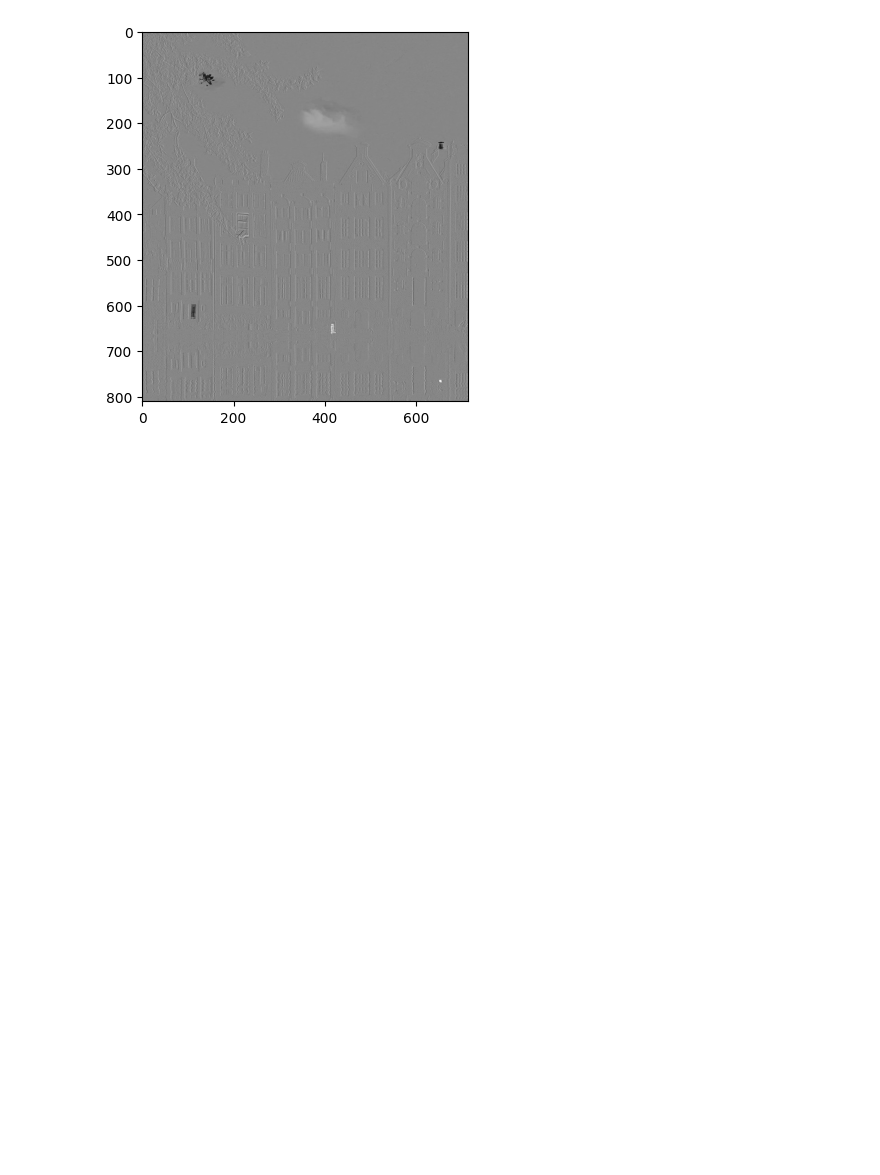
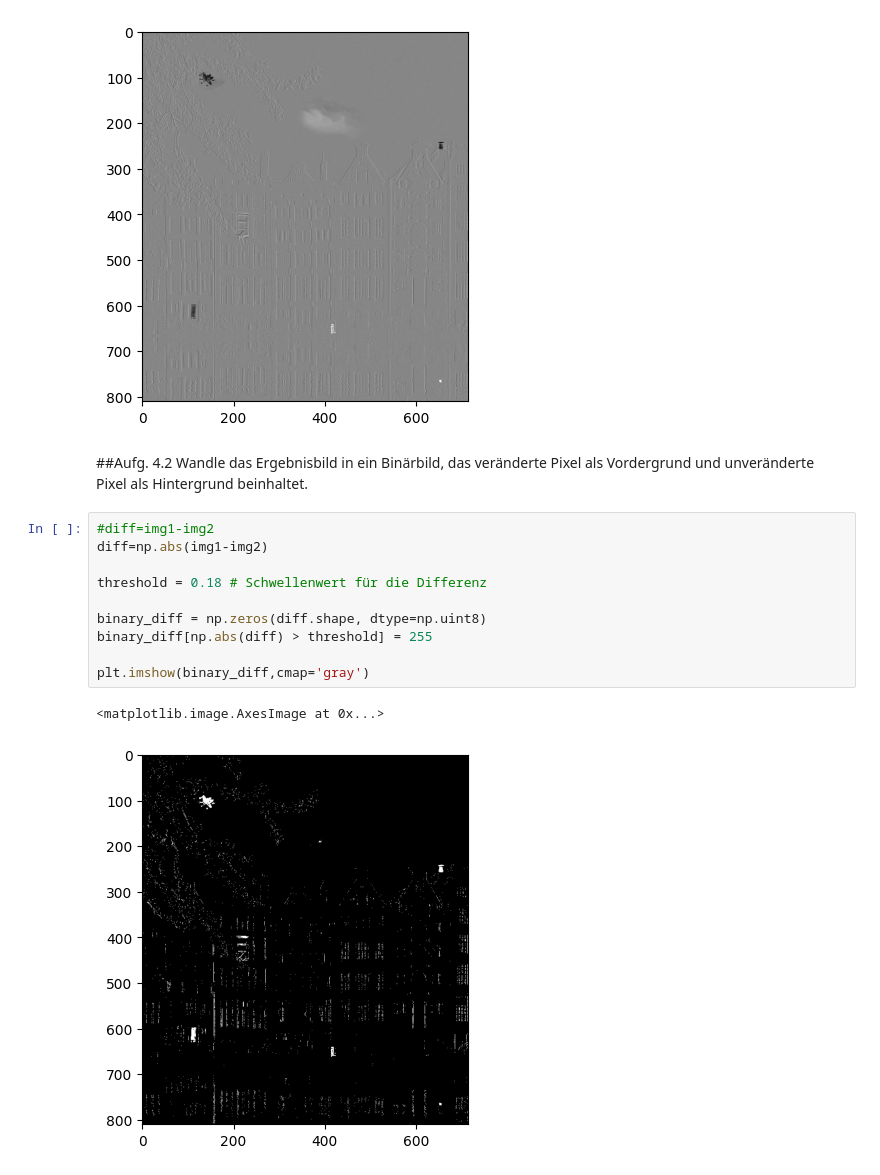
Before and after one commit to Mynna/bv23-wk03, a Jupyter notebook: Blatt03_Aufg04.ipynb, the cells around one changed output. Cells and saved outputs as stored; diff of their text form; blank space fills up the shorter version.

Commit message:
finished Aufg04

```diff
--- a/Blatt03_Aufg04.ipynb
+++ b/Blatt03_Aufg04.ipynb
@@ -26,3 +26,19 @@ plt.imshow((img1-img2),cmap="gray")
 # %% [output]
 <matplotlib.image.AxesImage at 0x...>
 [figure]
+# %% [markdown]
+##Aufg. 4.2
+Wandle das Ergebnisbild in ein Binärbild, das veränderte Pixel als Vordergrund und unveränderte Pixel als Hintergrund beinhaltet.
+# %%
+#diff=img1-img2
+diff=np.abs(img1-img2)
+
+threshold = 0.18 # Schwellenwert für die Differenz
+
+binary_diff = np.zeros(diff.shape, dtype=np.uint8)
+binary_diff[np.abs(diff) > threshold] = 255
+
+plt.imshow(binary_diff,cmap='gray')
+# %% [output]
+<matplotlib.image.AxesImage at 0x...>
+[figure, added]
```
Also changed, not shown: parts of 2 cells of this notebook.
